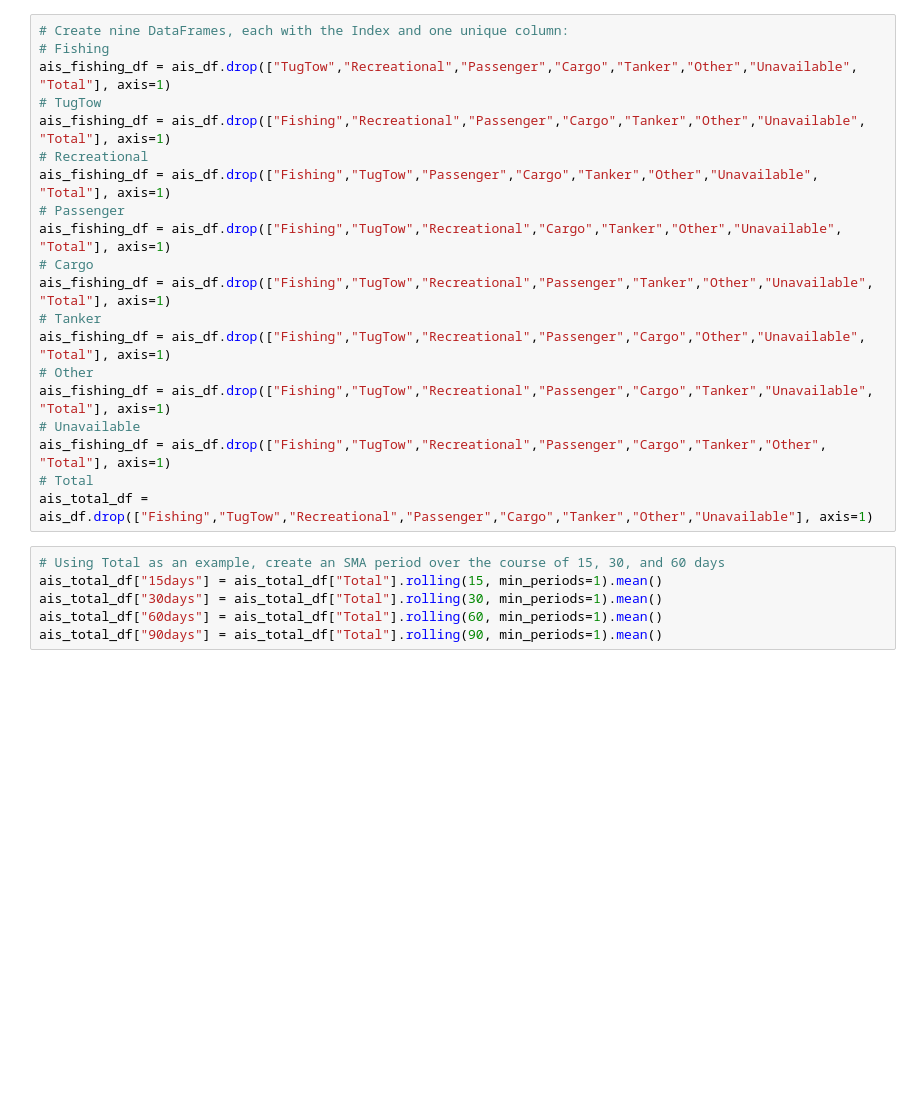
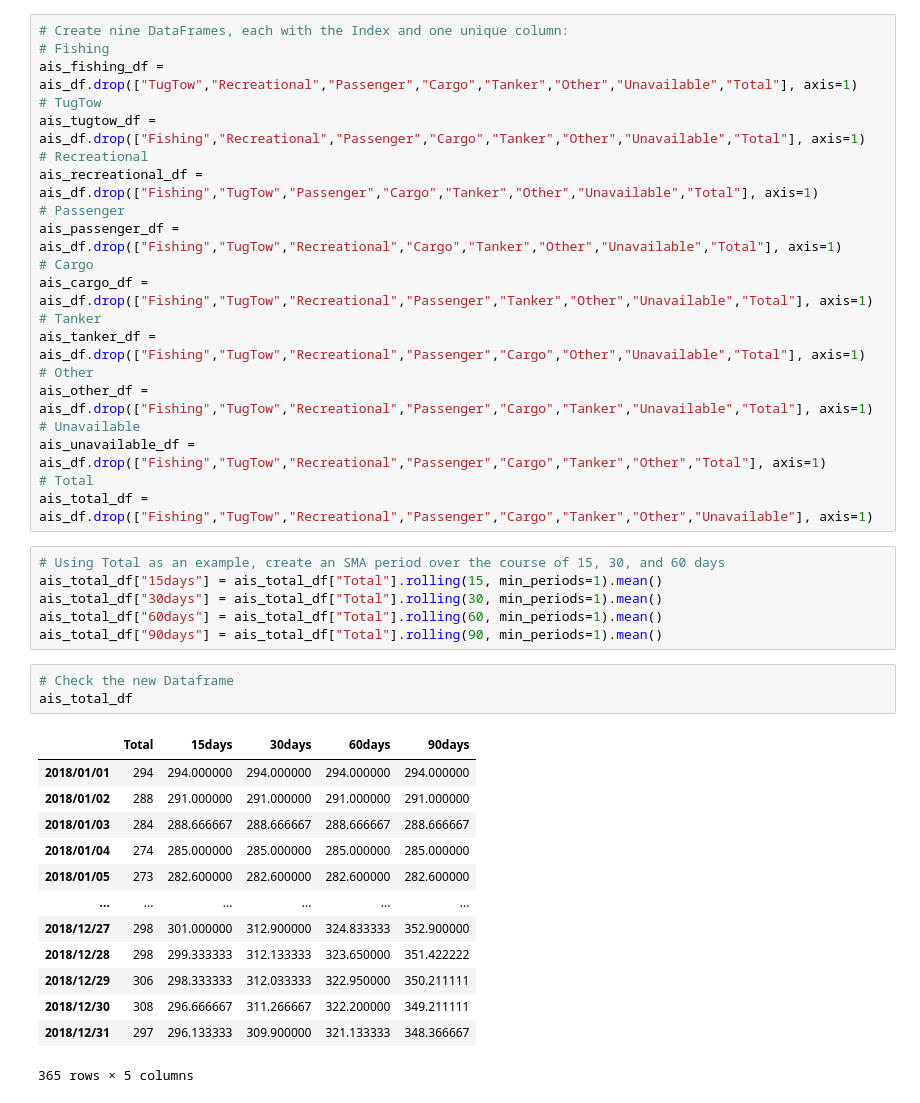
Before and after one commit to DBatterman/AIS_Vessel_Efforts_Project, a Jupyter notebook: AIS_Time_Series.ipynb, the cells around one changed output. Saved outputs shown, nothing was run; the diff lists cells and outputs as text; blank space fills up the shorter version.

```diff
--- a/AIS_Time_Series.ipynb
+++ b/AIS_Time_Series.ipynb
@@ -56,21 +59,21 @@ memory usage: 28.5+ KB
 # %%
 # Create nine DataFrames, each with the Index and one unique column:
 # Fishing
-ais_fishing_df = ais_df.drop(["TugTow","Recreational","Passenger","Cargo","Tanker","Other","Unavailable", "Total"], axis=1)
+ais_fishing_df = ais_df.drop(["TugTow","Recreational","Passenger","Cargo","Tanker","Other","Unavailable","Total"], axis=1)
 # TugTow
-ais_fishing_df = ais_df.drop(["Fishing","Recreational","Passenger","Cargo","Tanker","Other","Unavailable", "Total"], axis=1)
+ais_tugtow_df = ais_df.drop(["Fishing","Recreational","Passenger","Cargo","Tanker","Other","Unavailable","Total"], axis=1)
 # Recreational
-ais_fishing_df = ais_df.drop(["Fishing","TugTow","Passenger","Cargo","Tanker","Other","Unavailable", "Total"], axis=1)
+ais_recreational_df = ais_df.drop(["Fishing","TugTow","Passenger","Cargo","Tanker","Other","Unavailable","Total"], axis=1)
 # Passenger
-ais_fishing_df = ais_df.drop(["Fishing","TugTow","Recreational","Cargo","Tanker","Other","Unavailable", "Total"], axis=1)
+ais_passenger_df = ais_df.drop(["Fishing","TugTow","Recreational","Cargo","Tanker","Other","Unavailable","Total"], axis=1)
 # Cargo
-ais_fishing_df = ais_df.drop(["Fishing","TugTow","Recreational","Passenger","Tanker","Other","Unavailable", "Total"], axis=1)
+ais_cargo_df = ais_df.drop(["Fishing","TugTow","Recreational","Passenger","Tanker","Other","Unavailable","Total"], axis=1)
 # Tanker
-ais_fishing_df = ais_df.drop(["Fishing","TugTow","Recreational","Passenger","Cargo","Other","Unavailable", "Total"], axis=1)
+ais_tanker_df = ais_df.drop(["Fishing","TugTow","Recreational","Passenger","Cargo","Other","Unavailable","Total"], axis=1)
 # Other
-ais_fishing_df = ais_df.drop(["Fishing","TugTow","Recreational","Passenger","Cargo","Tanker","Unavailable", "Total"], axis=1)
+ais_other_df = ais_df.drop(["Fishing","TugTow","Recreational","Passenger","Cargo","Tanker","Unavailable","Total"], axis=1)
 # Unavailable
-ais_fishing_df = ais_df.drop(["Fishing","TugTow","Recreational","Passenger","Cargo","Tanker","Other", "Total"], axis=1)
+ais_unavailable_df = ais_df.drop(["Fishing","TugTow","Recreational","Passenger","Cargo","Tanker","Other","Total"], axis=1)
 # Total
 ais_total_df = ais_df.drop(["Fishing","TugTow","Recreational","Passenger","Cargo","Tanker","Other","Unavailable"], axis=1)
 # %%
@@ -79,6 +82,23 @@ ais_total_df["15days"] = ais_total_df["Total"].rolling(15, min_periods=1).mean()
 ais_total_df["30days"] = ais_total_df["Total"].rolling(30, min_periods=1).mean()
 ais_total_df["60days"] = ais_total_df["Total"].rolling(60, min_periods=1).mean()
 ais_total_df["90days"] = ais_total_df["Total"].rolling(90, min_periods=1).mean()
+# %%
+# Check the new Dataframe
+ais_total_df
+# %% [output]
+|  | Total | 15days | 30days | 60days | 90days |
+| 2018/01/01 | 294 | 294.000000 | 294.000000 | 294.000000 | 294.000000 |
+| 2018/01/02 | 288 | 291.000000 | 291.000000 | 291.000000 | 291.000000 |
+| 2018/01/03 | 284 | 288.666667 | 288.666667 | 288.666667 | 288.666667 |
+| 2018/01/04 | 274 | 285.000000 | 285.000000 | 285.000000 | 285.000000 |
+| 2018/01/05 | 273 | 282.600000 | 282.600000 | 282.600000 | 282.600000 |
+| ... | ... | ... | ... | ... | ... |
+| 2018/12/27 | 298 | 301.000000 | 312.900000 | 324.833333 | 352.900000 |
+| 2018/12/28 | 298 | 299.333333 | 312.133333 | 323.650000 | 351.422222 |
+| 2018/12/29 | 306 | 298.333333 | 312.033333 | 322.950000 | 350.211111 |
+| 2018/12/30 | 308 | 296.666667 | 311.266667 | 322.200000 | 349.211111 |
+| 2018/12/31 | 297 | 296.133333 | 309.900000 | 321.133333 | 348.366667 |
+365 rows × 5 columns
 # %%
 #Display the data
 # Grean = Avg Air Temp, RED = 10 yrs, ORANG colors for the line plot
```
Also changed, not shown: parts of 11 cells of this notebook, 4 other files.
